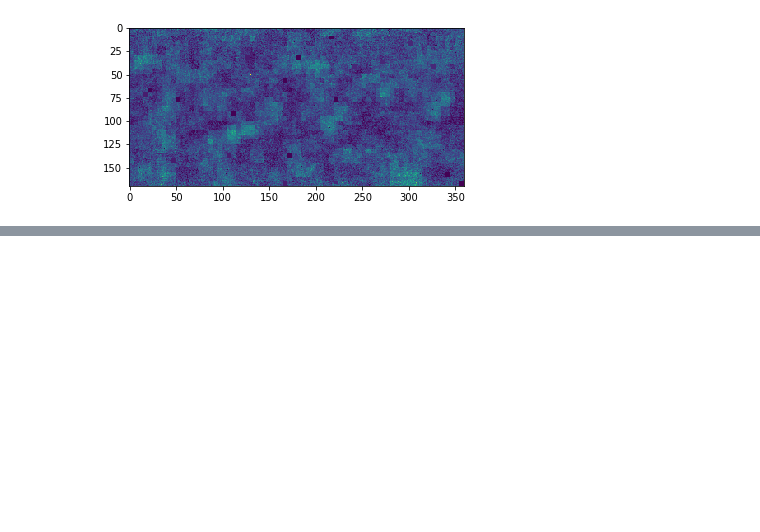
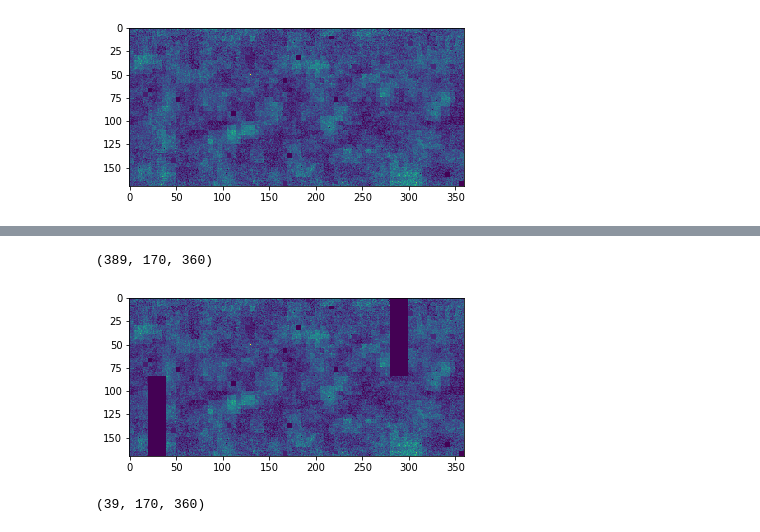
Before and after one commit to Nabarun21/Anomaly-Detection-for-ECAL-DQM, a Jupyter notebook: scripts/create_anomalous.ipynb, the cells around one changed output, grey strips where cells are left out. Drawn from its saved outputs; the diff is of its cells as text; code cells hidden in the pictures; blank space fills up the shorter version.

```diff
--- a/scripts/create_anomalous.ipynb
+++ b/scripts/create_anomalous.ipynb
@@ -47,0 +66,10 @@ plt.show()
+# %%
+data_sample=helpers.get_data("ECAL_rechit_occ_time_276528.hdf5",data_type='good')
+print(data_sample.shape)
+input_image=data_sample[0,:]
+#print(input_image[0,:])
+print(input_image.shape)
+
+im=plt.imshow(input_image)
+plt.show()
+plt.clf()
@@ -47,0 +80,42 @@ plt.show()
+# %%
+out_image=helpers.make_module_off(input_image)
+#out_image=helpers.make_module_off(out_image)
+
+out_img=plt.imshow(out_image)
+plt.show()
+# %% [output]
+(389, 170, 360)
+[figure, added]
+# %%
+#trial creating anomalous set (see create_anomalous.py for the final code)
+
+import h5py
+import numpy as np
+def clean_name(hist_name):
+    return hist_name.replace('/','_').replace(' ','_')
+run=276528
+hist_list=['EBOccupancyTask/EBOT rec hit occupancy','EBTimingTask/EBTMT timing map','EEOccupancyTask/EEOT rec hit occupancy EE -',
+'EETimingTask/EETMT timing map EE -','EEOccupancyTask/EEOT rec hit occupancy EE +','EETimingTask/EETMT timing map EE +']
+X={}
+for hist_name in hist_list:
+    data_sample=helpers.get_data("ECAL_rechit_occ_time_"+str(run)+".hdf5",data_type='good',group=clean_name(hist_name))
+
+    for lumisec in range(len(data_sample)):
+        if lumisec%10!=0:continue
+        out_sample=helpers.insert_hot_tower(input_image)
+
+        out_sample=np.reshape(out_sample,(1,out_sample.shape[0],out_sample.shape[1]))
+
+        if clean_name(hist_name) not in X.keys():
+            X[clean_name(hist_name)]=out_sample
+        else:
+            #print ('not creating but adding')
+            X[clean_name(hist_name)] = np.concatenate((X[clean_name(hist_name)],out_sample))
+
+h = h5py.File('../data_maxnorm/bad_2016/ECAL_rechit_occ_time_'+str(run)+'.hdf5','w')
+#[h.create_dataset(name, data=data, compression='lzf') for (name, data) in X.iteritems()] # for Python2.x
+[h.create_dataset(name, data=data, compression='lzf') for (name, data) in X.items()] # for Python3.x
+
+print(X['EBOccupancyTask_EBOT_rec_hit_occupancy'].shape)
+# %% [output]
+(39, 170, 360)
```
Also changed, not shown: parts of 5 cells of this notebook, 1 other file.
